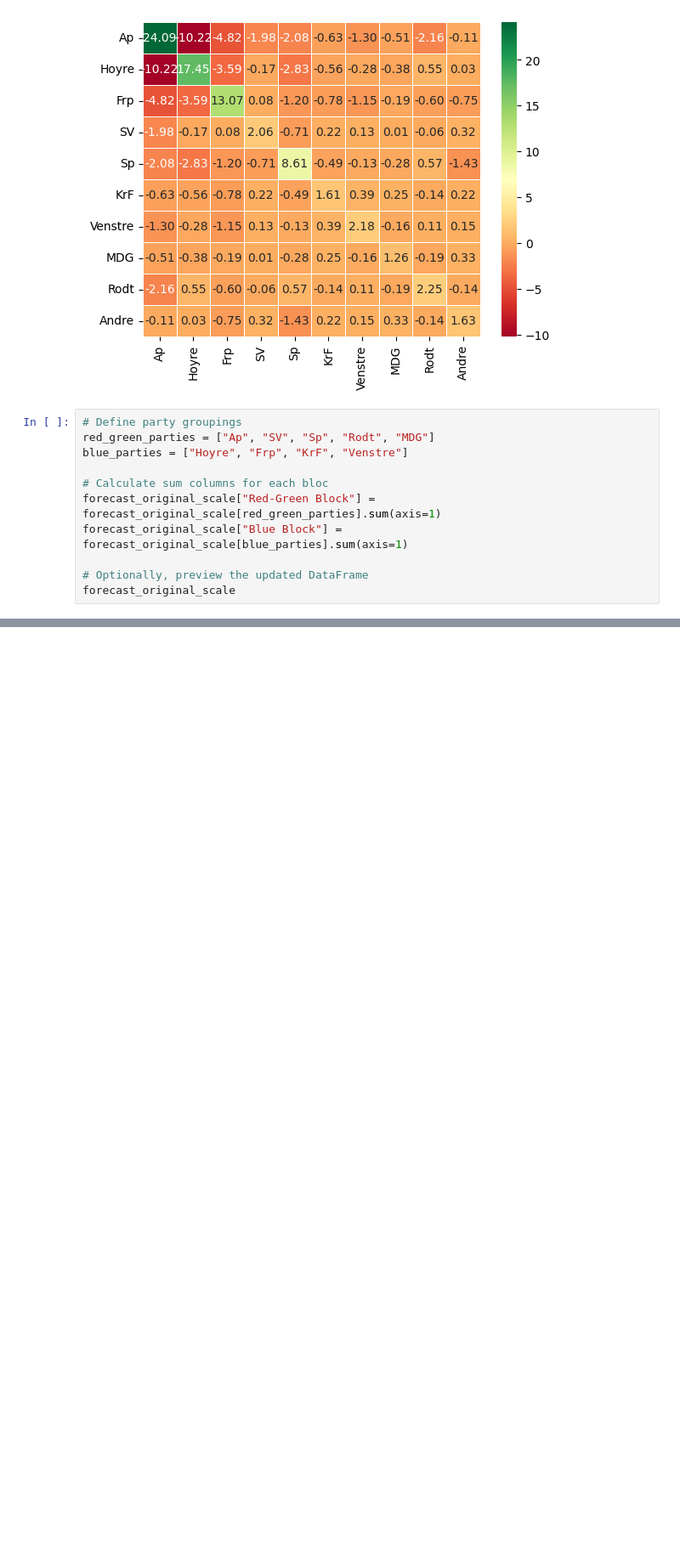
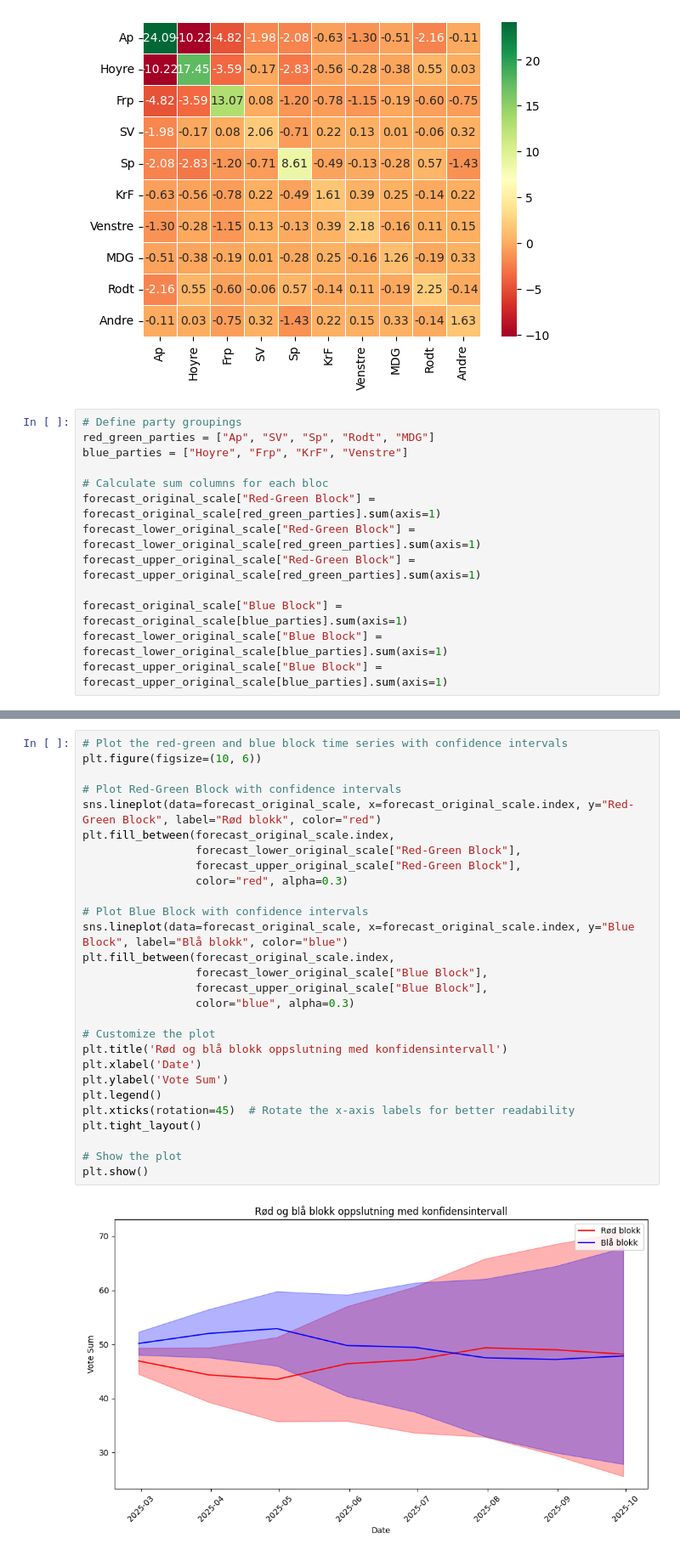
Before and after one commit to jensmorten/onesixtynine, a Jupyter notebook: models/simple_var_interval.ipynb, the cells around one changed output, grey strips where cells are left out. Shown at 85% size. Drawn from its saved outputs; the diff is of its cells as text; blank space fills up the shorter version.

```diff
--- a/models/simple_var_interval.ipynb
+++ b/models/simple_var_interval.ipynb
@@ -476,7 +476,9 @@ blue_parties = ["Hoyre", "Frp", "KrF", "Venstre"]
 
 # Calculate sum columns for each bloc
 forecast_original_scale["Red-Green Block"] = forecast_original_scale[red_green_parties].sum(axis=1)
+forecast_lower_original_scale["Red-Green Block"] = forecast_lower_original_scale[red_green_parties].sum(axis=1)
+forecast_upper_original_scale["Red-Green Block"] = forecast_upper_original_scale[red_green_parties].sum(axis=1)
+
 forecast_original_scale["Blue Block"] = forecast_original_scale[blue_parties].sum(axis=1)
-
-# Optionally, preview the updated DataFrame
-forecast_original_scale
+forecast_lower_original_scale["Blue Block"] = forecast_lower_original_scale[blue_parties].sum(axis=1)
+forecast_upper_original_scale["Blue Block"] = forecast_upper_original_scale[blue_parties].sum(axis=1)
@@ -514,0 +507,30 @@ plt.show()
+# %%
+# Plot the red-green and blue block time series with confidence intervals
+plt.figure(figsize=(10, 6))
+
+# Plot Red-Green Block with confidence intervals
+sns.lineplot(data=forecast_original_scale, x=forecast_original_scale.index, y="Red-Green Block", label="Rød blokk", color="red")
+plt.fill_between(forecast_original_scale.index,
+                 forecast_lower_original_scale["Red-Green Block"],
+                 forecast_upper_original_scale["Red-Green Block"],
+                 color="red", alpha=0.3)
+
+# Plot Blue Block with confidence intervals
+sns.lineplot(data=forecast_original_scale, x=forecast_original_scale.index, y="Blue Block", label="Blå blokk", color="blue")
+plt.fill_between(forecast_original_scale.index,
+                 forecast_lower_original_scale["Blue Block"],
+                 forecast_upper_original_scale["Blue Block"],
+                 color="blue", alpha=0.3)
+
+# Customize the plot
+plt.title('Rød og blå blokk oppslutning med konfidensintervall')
+plt.xlabel('Date')
+plt.ylabel('Vote Sum')
+plt.legend()
+plt.xticks(rotation=45)  # Rotate the x-axis labels for better readability
+plt.tight_layout()
+
+# Show the plot
+plt.show()
+# %% [output]
+[figure, added]
```
Also changed, not shown: parts of 3 cells of this notebook.
